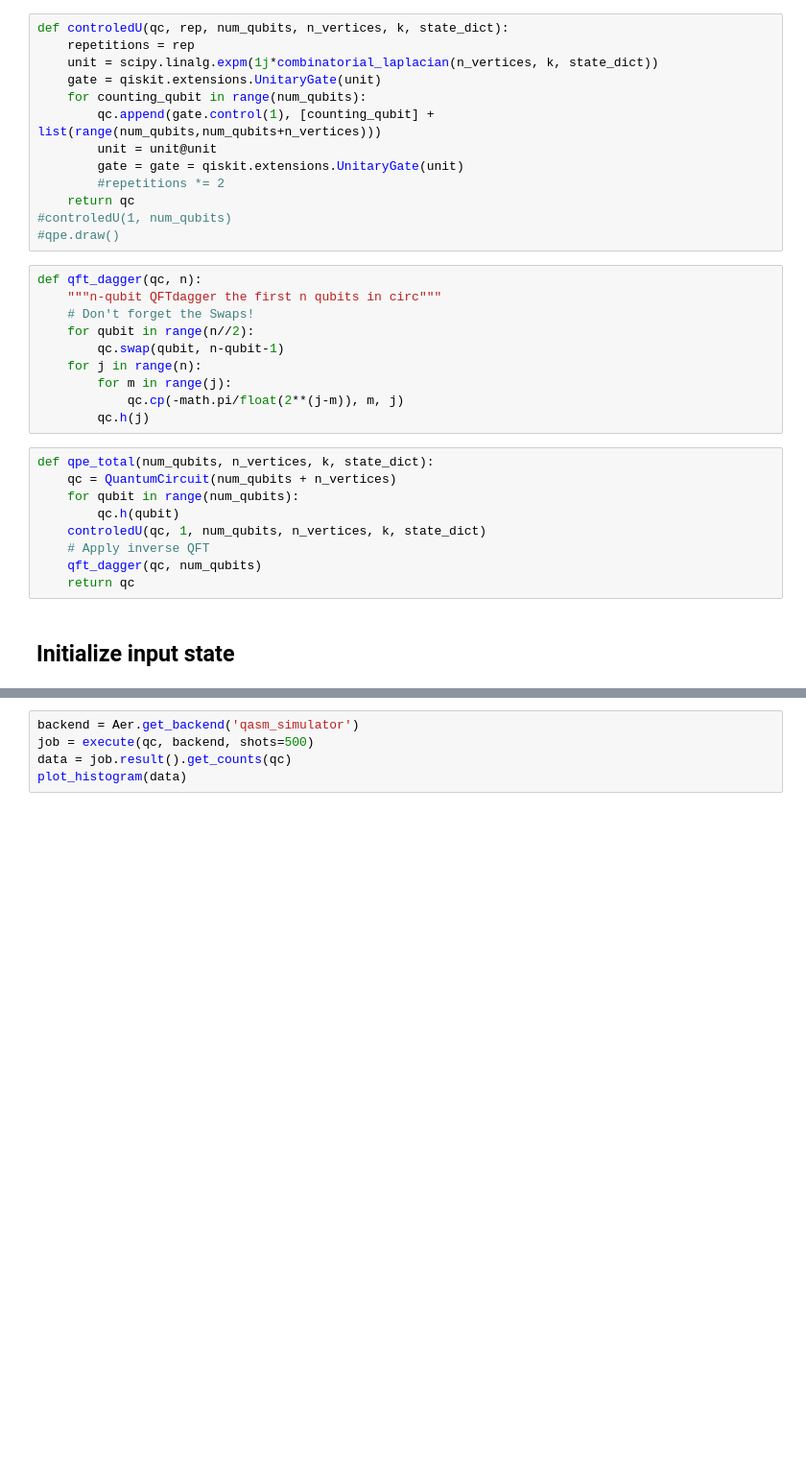
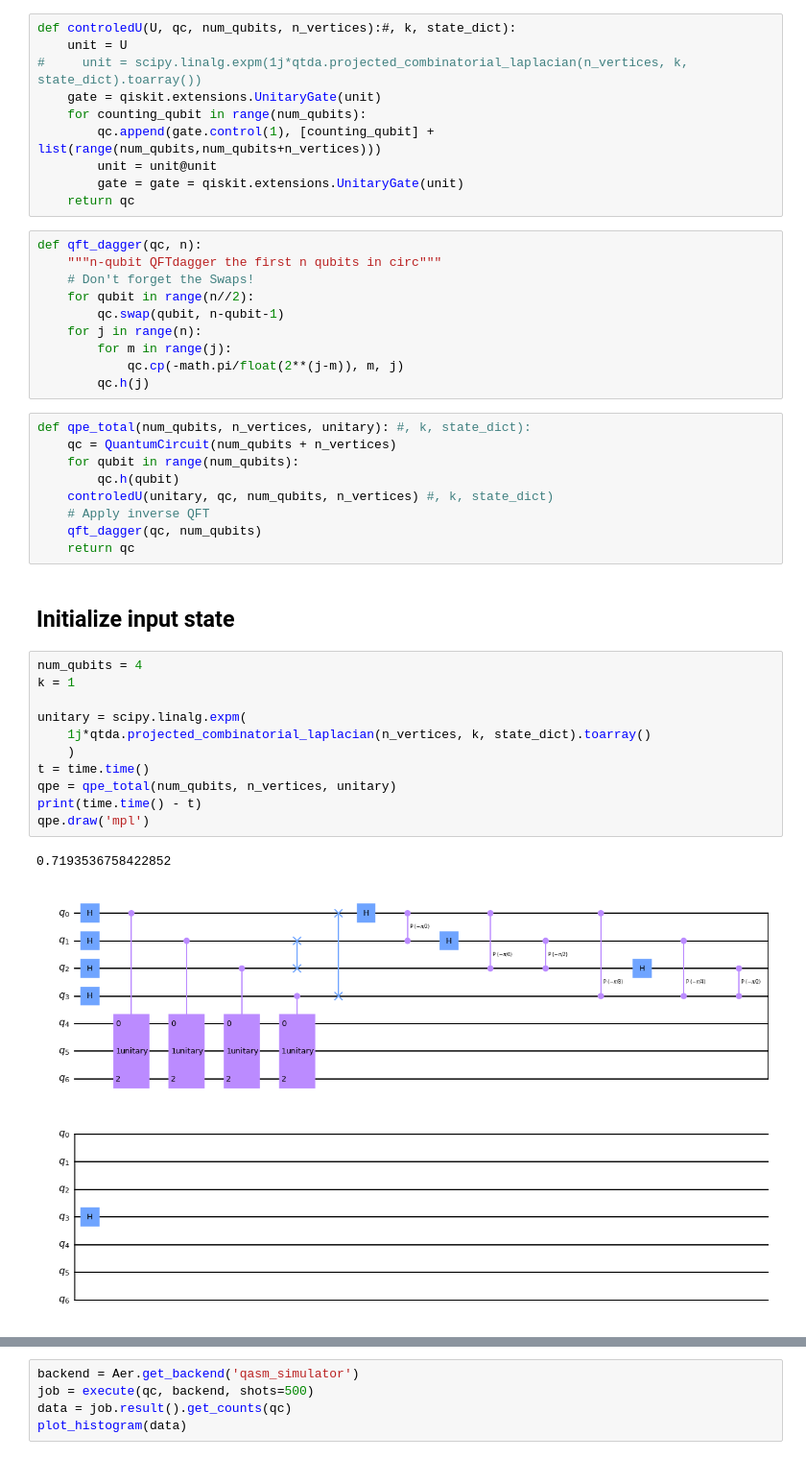
Before and after one commit to KathrinKoenig/QuantumTopologicalDataAnalysis, a Jupyter notebook: Code/QPE.ipynb, the cells around one changed output, grey strips where cells are left out. Shown at 96% size. Drawn from its saved outputs; the diff is of its cells as text; blank space fills up the shorter version.

```diff
--- a/Code/QPE.ipynb
+++ b/Code/QPE.ipynb
@@ -67,16 +48,13 @@ def init(qc, num_qubits):
 # %%
-def controledU(qc, rep, num_qubits, n_vertices, k, state_dict):
-    repetitions = rep
-    unit = scipy.linalg.expm(1j*combinatorial_laplacian(n_vertices, k, state_dict))
+def controledU(U, qc, num_qubits, n_vertices):#, k, state_dict):
+    unit = U
+#     unit = scipy.linalg.expm(1j*qtda.projected_combinatorial_laplacian(n_vertices, k, state_dict).toarray())
     gate = qiskit.extensions.UnitaryGate(unit)
     for counting_qubit in range(num_qubits):
         qc.append(gate.control(1), [counting_qubit] + list(range(num_qubits,num_qubits+n_vertices)))
         unit = unit@unit
         gate = gate = qiskit.extensions.UnitaryGate(unit)
-        #repetitions *= 2
     return qc
-#controledU(1, num_qubits)
-#qpe.draw()
 # %%
 def qft_dagger(qc, n):
     """n-qubit QFTdagger the first n qubits in circ"""
@@ -88,16 +66,30 @@ def qft_dagger(qc, n):
             qc.cp(-math.pi/float(2**(j-m)), m, j)
         qc.h(j)
 # %%
-def qpe_total(num_qubits, n_vertices, k, state_dict):
+def qpe_total(num_qubits, n_vertices, unitary): #, k, state_dict):
     qc = QuantumCircuit(num_qubits + n_vertices)
     for qubit in range(num_qubits):
         qc.h(qubit)
-    controledU(qc, 1, num_qubits, n_vertices, k, state_dict)
+    controledU(unitary, qc, num_qubits, n_vertices) #, k, state_dict)
     # Apply inverse QFT
     qft_dagger(qc, num_qubits)
     return qc
 # %% [markdown]
 ## Initialize input state
+# %%
+num_qubits = 4
+k = 1
+
+unitary = scipy.linalg.expm(
+    1j*qtda.projected_combinatorial_laplacian(n_vertices, k, state_dict).toarray()
+    )
+t = time.time()
+qpe = qpe_total(num_qubits, n_vertices, unitary)
+print(time.time() - t)
+qpe.draw('mpl')
+# %% [output]
+0.7193536758422852
+[figure, added]
 # %%
 num_qubits = 4
 k = 1
```
Also changed, not shown: parts of 16 cells of this notebook, 1 other file.
